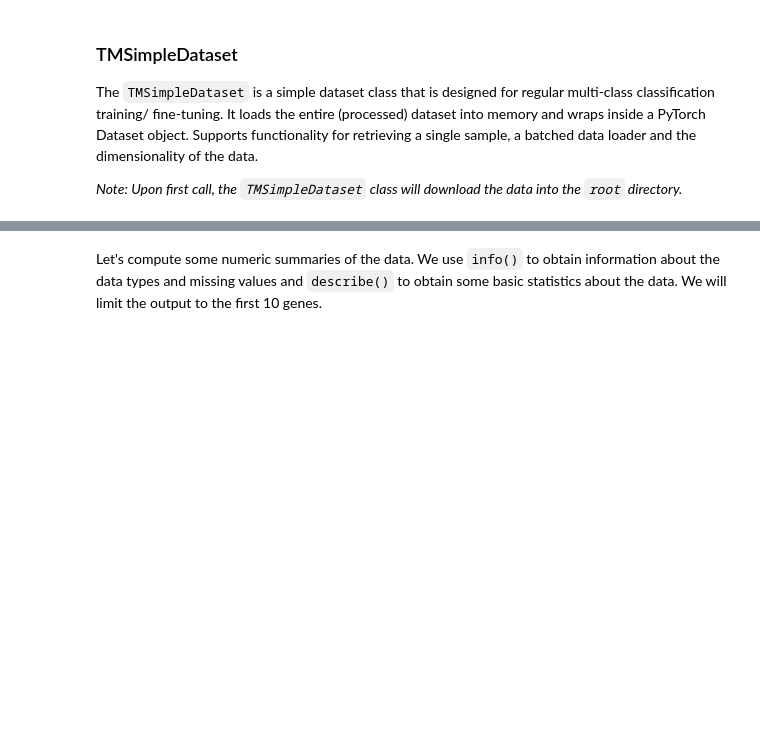
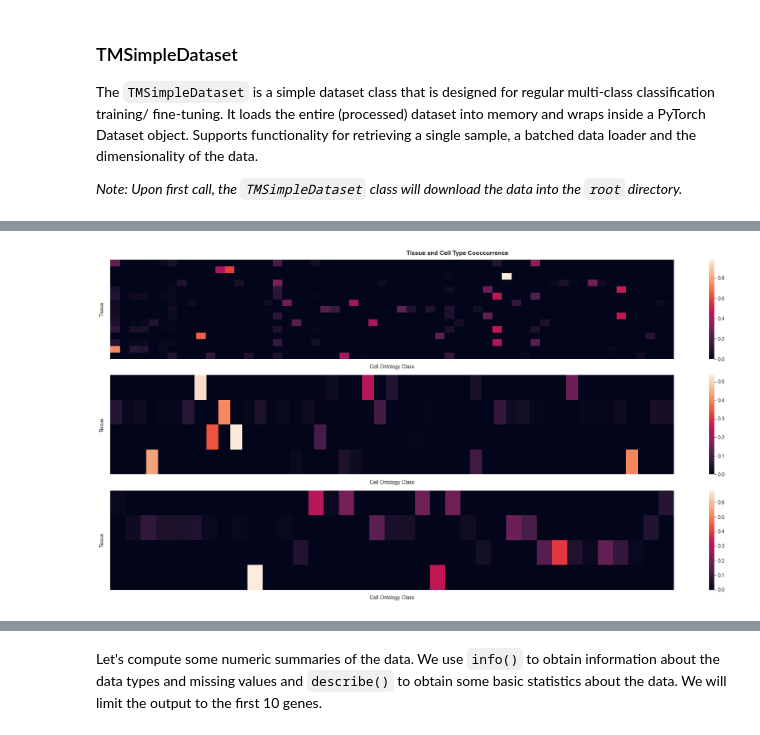
Before and after one commit to mikasenghaas/few-shot-benchmark, a Jupyter notebook: notebooks/eda.ipynb, the cells around one changed output, grey strips where cells are left out. Cells and saved outputs as stored; diff of their text form; code cells hidden in the pictures; blank space fills up the shorter version.

```diff
--- a/notebooks/eda.ipynb
+++ b/notebooks/eda.ipynb
@@ -148,7 +163,7 @@ from datasets.cell.tabula_muris import TMSimpleDataset  # noqa
 # Arguments to provide
 batch_size = 10
 root = "../data"
-min_samples = 20
+min_samples = 1
 subset = 1.0
 
 kwargs = {
@@ -162,10 +177,10 @@ kwargs = {
 modes = ["train", "val", "test"]
 
 # Initialise TabulaMuris training dataset
+data = {}
 for mode in modes:
     start = time.time()
-    data = TMSimpleDataset(**kwargs, mode=mode)
-    print(
-        f"✅ TabulaMuris {mode} split ({len(data)}) loaded in {time.time() - start:.2f} seconds."
-    )
+    data[mode] = TMSimpleDataset(**kwargs, mode=mode)
+    loading_time = time.time() - start
+    print(f"✅ Tabula Muris {mode} split loaded in {loading_time:.2f} seconds.")
 # %% [output]
@@ -258,0 +413,28 @@ cell id as index and the gene names as columns.
+# %%
+# Pivot to get cooccurence matrix of tissue and cell type
+def tissue_cell_type_cooccurrence(data, ax):
+    tmp = data.data.obs.pivot_table(
+        index="tissue",
+        columns="cell_ontology_class_reannotated",
+        values="label",
+        aggfunc="count",
+        fill_value=0,
+    )
+
+    # Row normalise
+    tmp = tmp.div(tmp.sum(axis=1), axis=0)
+    sns.heatmap(tmp, ax=ax)
+    ax.set(xlabel="Cell Ontology Class", ylabel="Tissue")
+    ax.set_xticklabels([])
+    ax.set_yticklabels([])
+# %%
+# Plot cooccurrence matrix of tissue and cell type
+fig, ax = plt.subplots(nrows=3, figsize=(20, 10))
+fig.suptitle("Tissue and Cell Type Cooccurrence", fontweight="bold")
+tissue_cell_type_cooccurrence(train_data, ax[0])
+tissue_cell_type_cooccurrence(val_data, ax[1])
+tissue_cell_type_cooccurrence(test_data, ax[2])
+
+fig.tight_layout()
+# %% [output]
+[figure, added]
```
Also changed, not shown: parts of 86 cells of this notebook.
